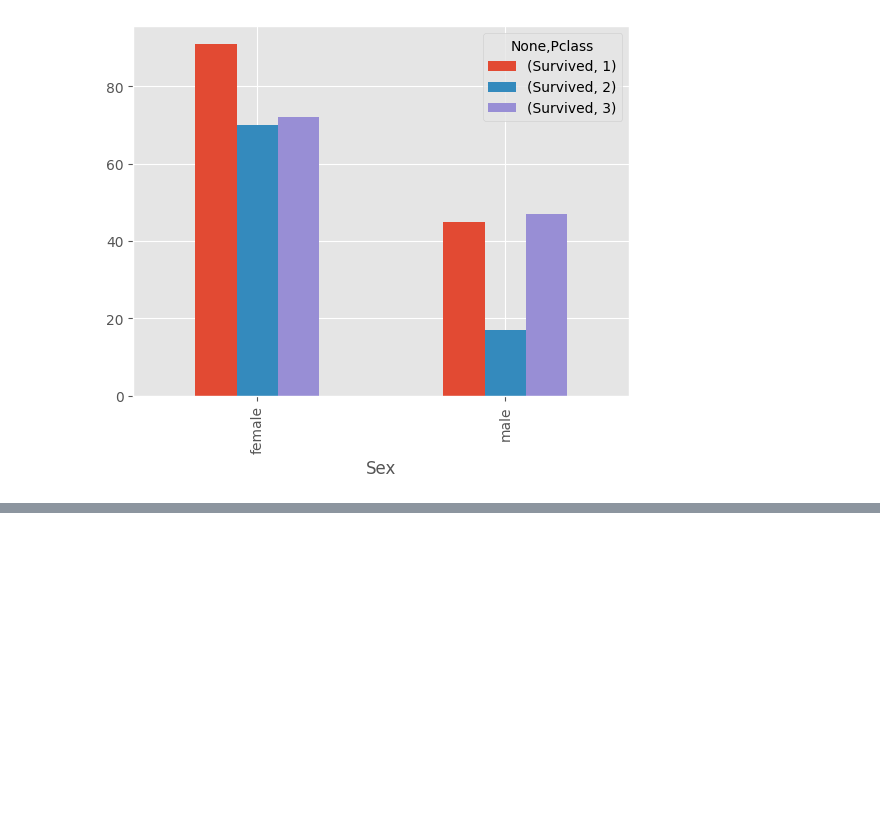
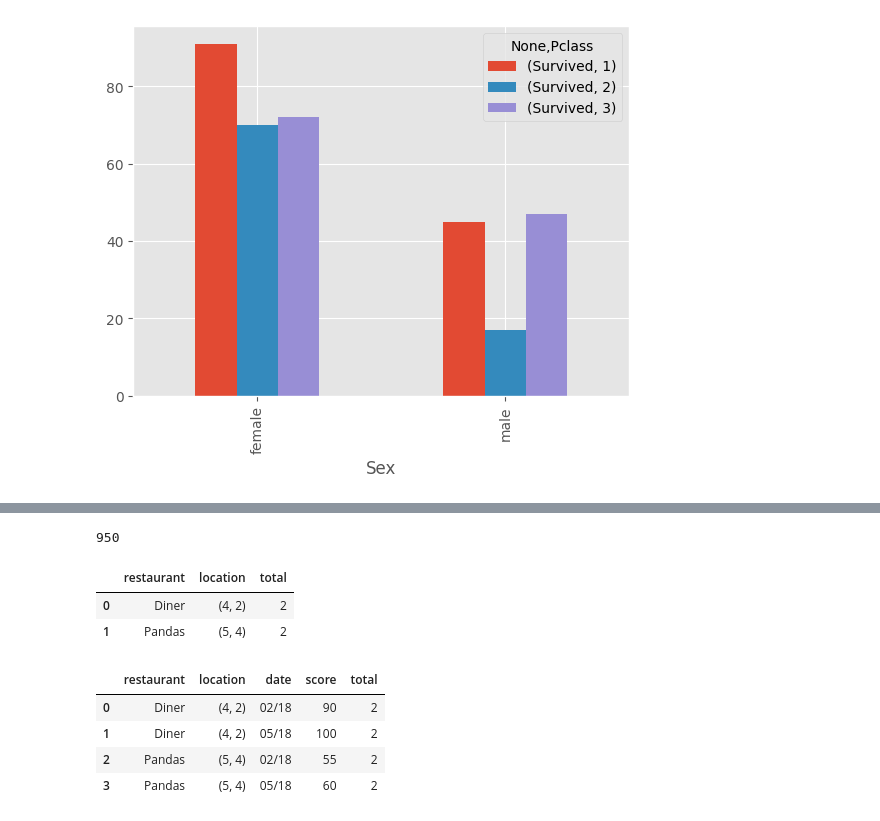
Before and after one commit to 1mmo/data-analysis-handbook, a Jupyter notebook: handbook/Working with data/Pandas.ipynb, the cells around one changed output, grey strips where cells are left out. Saved outputs shown, nothing was run; the diff lists cells and outputs as text; code cells hidden in the pictures; blank space fills up the shorter version.

```diff
--- a/handbook/Working with data/Pandas.ipynb
+++ b/handbook/Working with data/Pandas.ipynb
@@ -1930,0 +2044,6 @@ grouped.plot(kind='bar')
+# %%
+restaurant_inspections = pd.DataFrame({
+ "restaurant": ["Diner","Diner","Pandas","Pandas"],
+ "location": [(4,2),(4,2),(5,4),(5,4)],
+ "date": ["02/18","05/18","02/18","05/18"],
+ "score": [90,100,55,60]})
@@ -1930,0 +2058,28 @@ grouped.plot(kind='bar')
+# %%
+restaurant_inspections.memory_usage(deep=True).sum()
+# %% [output]
+950
+# %%
+total_inspections = restaurant_inspections.groupby(
+    ['restaurant', 'location'], as_index=False
+)['score'].count().rename(columns={'score': 'total'})
+# %%
+total_inspections
+# %% [output]
+|  | restaurant | location | total |
+| 0 | Diner | (4, 2) | 2 |
+| 1 | Pandas | (5, 4) | 2 |
+# %%
+restaurant_inspections = pd.merge(
+    restaurant_inspections,
+    total_inspections,
+    how='outer',
+)
+# %%
+restaurant_inspections
+# %% [output]
+|  | restaurant | location | date | score | total |
+| 0 | Diner | (4, 2) | 02/18 | 90 | 2 |
+| 1 | Diner | (4, 2) | 05/18 | 100 | 2 |
+| 2 | Pandas | (5, 4) | 02/18 | 55 | 2 |
+| 3 | Pandas | (5, 4) | 05/18 | 60 | 2 |
```
Also changed, not shown: parts of 17 cells of this notebook.
